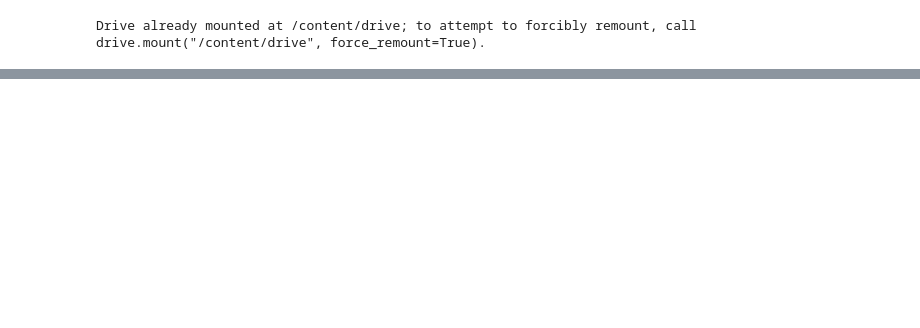
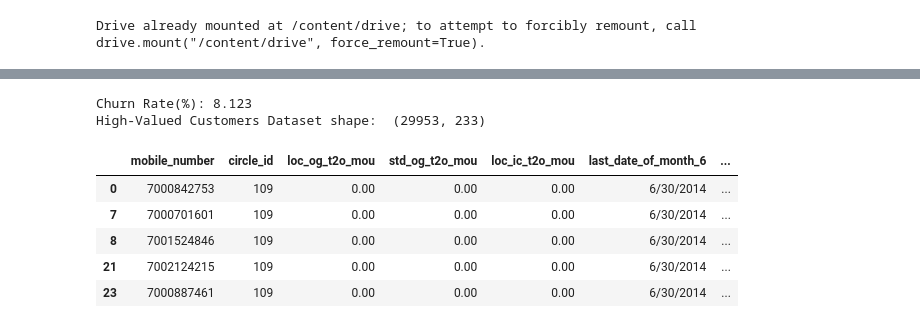
Before and after one commit to khaiwalVikrant/ai_ml_practice, a Jupyter notebook: operator_churn_model.ipynb, the cells around one changed output, grey strips where cells are left out. Cells and saved outputs as stored; diff of their text form; code cells hidden in the pictures; blank space fills up the shorter version.

```diff
--- a/operator_churn_model.ipynb
+++ b/operator_churn_model.ipynb
@@ -43,0 +195,3 @@ memory usage: 32.0+ MB
+# %%
+highvalue_customer = churn_data.loc[(churn_data.avg_total_rech_plus_data_amt_6_7 > avg_total_rech_plus_data_amt_6_7_70per)]
+highvalue_customer.shape
@@ -43,0 +213,5 @@ memory usage: 32.0+ MB
+# %%
+highvalue_customer['total_usage_col_9'] = (churn_data['total_og_mou_9'] + churn_data['total_ic_mou_9'] +
+                                   churn_data['vol_2g_mb_9'] + churn_data['vol_3g_mb_9'])
+# %%
+highvalue_customer['churn'] = np.where(highvalue_customer['total_usage_col_9']== 0, 1, 0)
@@ -43,0 +238,21 @@ memory usage: 32.0+ MB
+# %%
+#Churn Rate
+churn_rate = round(100*highvalue_customer['churn'].sum()/len(highvalue_customer.index),3)
+print('Churn Rate(%):',churn_rate)
+print("High-Valued Customers Dataset shape: ",highvalue_customer.shape)
+# %% [output]
+Churn Rate(%): 8.123
+High-Valued Customers Dataset shape:  (29953, 233)
+# %%
+attributes_9 = list(highvalue_customer.columns[highvalue_customer.columns.str.contains('_9')])
+# %%
+attributes_9.append('sep_vbc_3g')
+highvalue_customer.drop(attributes_9, axis=1, inplace=True)
+highvalue_customer.head()
+# %% [output]
+|  | mobile_number | circle_id | loc_og_t2o_mou | std_og_t2o_mou | loc_ic_t2o_mou | last_date_of_month_6 | ... |
+| 0 | 7000842753 | 109 | 0.00 | 0.00 | 0.00 | 6/30/2014 | ... |
+| 7 | 7000701601 | 109 | 0.00 | 0.00 | 0.00 | 6/30/2014 | ... |
+| 8 | 7001524846 | 109 | 0.00 | 0.00 | 0.00 | 6/30/2014 | ... |
+| 21 | 7002124215 | 109 | 0.00 | 0.00 | 0.00 | 6/30/2014 | ... |
+| 23 | 7000887461 | 109 | 0.00 | 0.00 | 0.00 | 6/30/2014 | ... |
```
Also changed, not shown: parts of 25 cells of this notebook.
